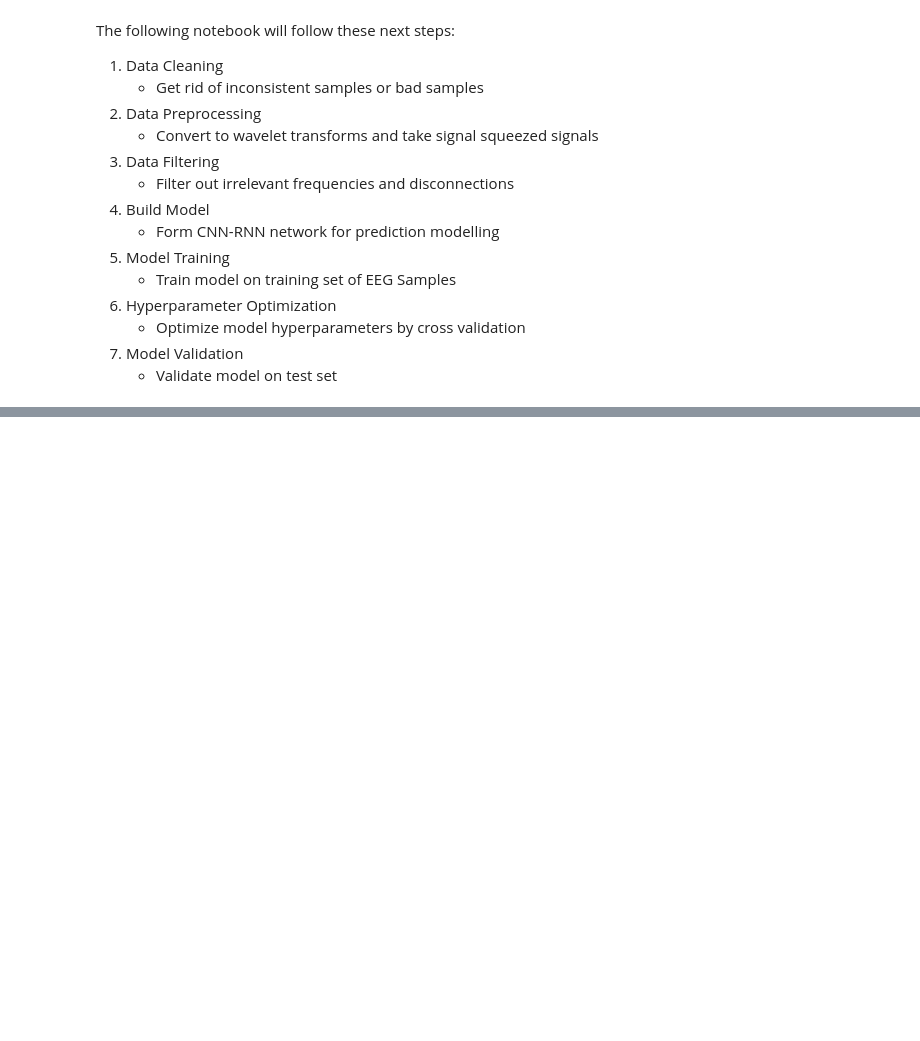
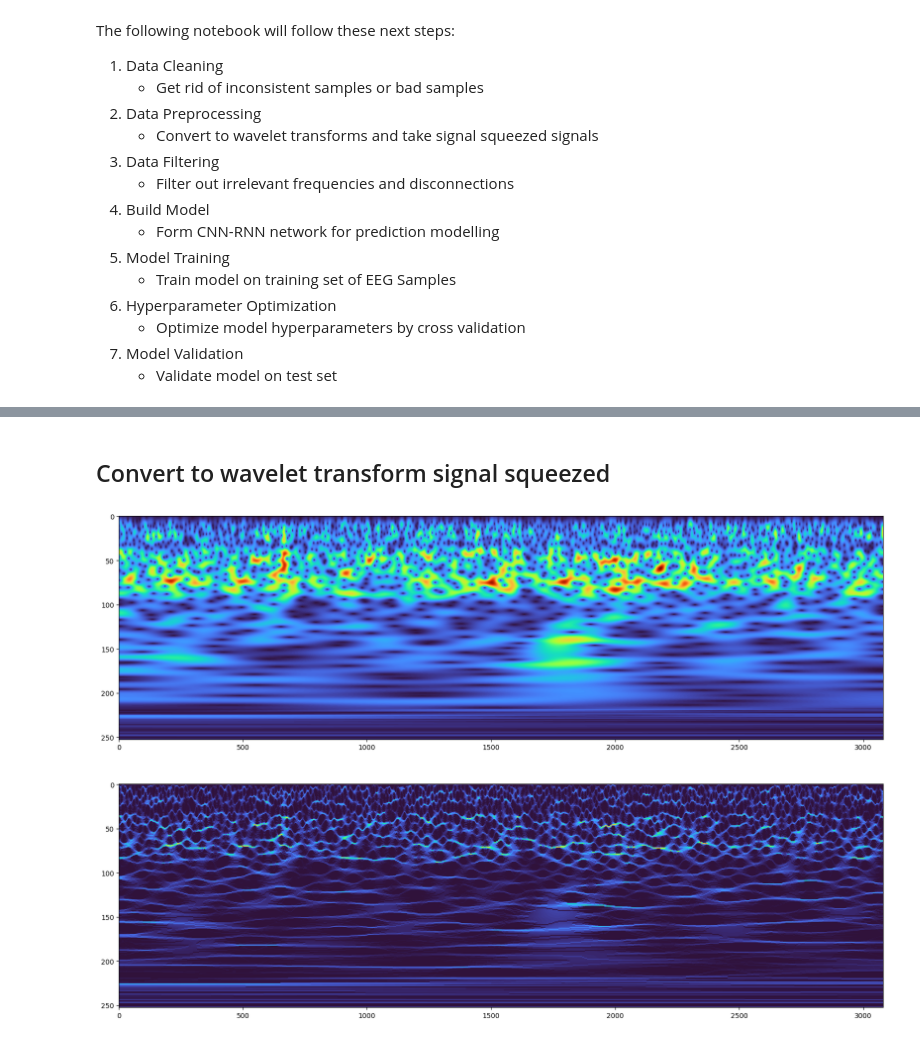
Before and after one commit to Riddy21/EEG_Model_Training, a Jupyter notebook: EEG_Binary_Classification_CNN-RNN_Trial-1.ipynb, the cells around one changed output, grey strips where cells are left out. Saved outputs shown, nothing was run; the diff lists cells and outputs as text; code cells hidden in the pictures; blank space fills up the shorter version.

```diff
--- a/EEG_Binary_Classification_CNN-RNN_Trial-1.ipynb
+++ b/EEG_Binary_Classification_CNN-RNN_Trial-1.ipynb
@@ -44,4 +45,4 @@ To enable them in other operations, rebuild TensorFlow with the appropriate comp
 # %%
-# Read the EEG data from dat directory
-test_file = pd.read_csv('data/GO/dk1_1673475938.csv', header=None)
+# Read test EEG data from dat directory
+test_file = pd.read_csv('data/STOP/dk1_1673481784.csv', header=None)
 test_file
@@ -90,0 +62,23 @@ array([['2023-01-11 17:25:39.613477', '2023-01-11 17:25:39.615483',
+# %% [markdown]
+## Convert to wavelet transform signal squeezed
+# %%
+# Try test file
+
+# Convert to numpy arrays
+timestamps, tp9, af7, af8, tp10 = test_file.T.to_numpy()
+
+# Get the frequency of the samples
+start = datetime.strptime(str(timestamps[0]), "%Y-%m-%d %H:%M:%S.%f")
+end = datetime.strptime(str(timestamps[-1]), "%Y-%m-%d %H:%M:%S.%f")
+duration = (end-start).total_seconds()
+fs = timestamps.size/duration
+
+Twtp9, Wtp9, *_ = ssq_cwt(tp9, fs=fs)
+fig = plt.figure(figsize=(20, 20))
+fig.add_subplot(3, 1, 2)
+plt.imshow(np.abs(Twtp9), aspect='auto', cmap='turbo')
+fig.add_subplot(3, 1, 1)
+plt.imshow(np.abs(Wtp9), aspect='auto', cmap='turbo')
+plt.show()
+# %% [output]
+[figure, added]
```
Also changed, not shown: parts of 10 cells of this notebook.
